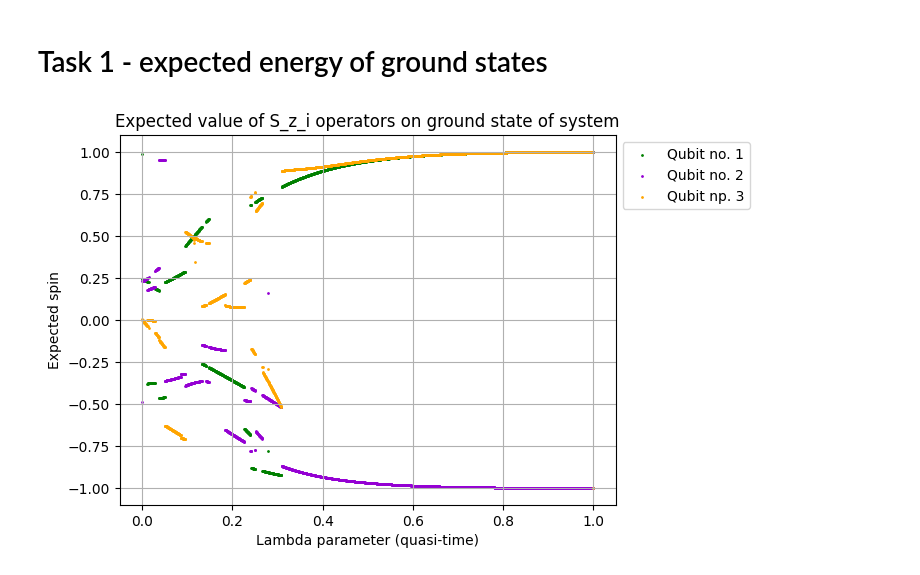
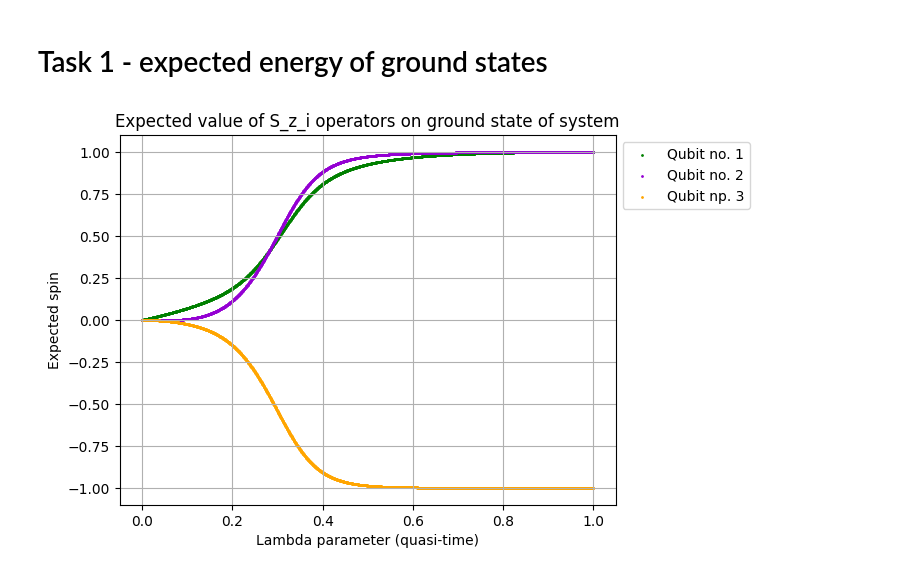
Before and after one commit to Laktyn/UW_Computer_Modeling, a Jupyter notebook: Lab11 - adiabatic quantum computer.ipynb, the cells around one changed output. Saved outputs shown, nothing was run; the diff lists cells and outputs as text; code cells hidden in the pictures.

```diff
--- a/Lab11 - adiabatic quantum computer.ipynb
+++ b/Lab11 - adiabatic quantum computer.ipynb
@@ -94,32 +86,32 @@ def ground_state(k):
     for i in range(len(values)):
         if values[i] < min:
             idx = i
             min = values[i]
-    return vectors[idx]
+    return vectors[:,idx]
 
 def exp_value(k, operator):
     a = np.matmul(ground_state(k), operator)
     return np.matmul(a, ground_state(k))
 
 line = np.linspace(0, 1, 2000, endpoint = False)
 
 line_1 = []
 line_2 = []
 line_3 = []
 
 for l in line:
     line_1.append(exp_value(l, s_z_1))
     line_2.append(exp_value(l, s_z_2))
     line_3.append(exp_value(l, s_z_3))
 
 plt.scatter(line, line_1, color = "green", s = 1)
 plt.scatter(line, line_2, color = "darkviolet", s = 1)
 plt.scatter(line, line_3, color = "orange", s = 1)
 plt.grid()
 plt.xlabel("Lambda parameter (quasi-time)")
 plt.ylabel("Expected spin")
 plt.title("Expected value of S_z_i operators on ground state of system")
 plt.legend(["Qubit no. 1", "Qubit no. 2", "Qubit np. 3"], bbox_to_anchor = [1,1])
 plt.show()
 # %% [output]
-[figure, old version]
+[figure, new version]
```
Also changed, not shown: parts of 1 cell of this notebook, 2 other files.
